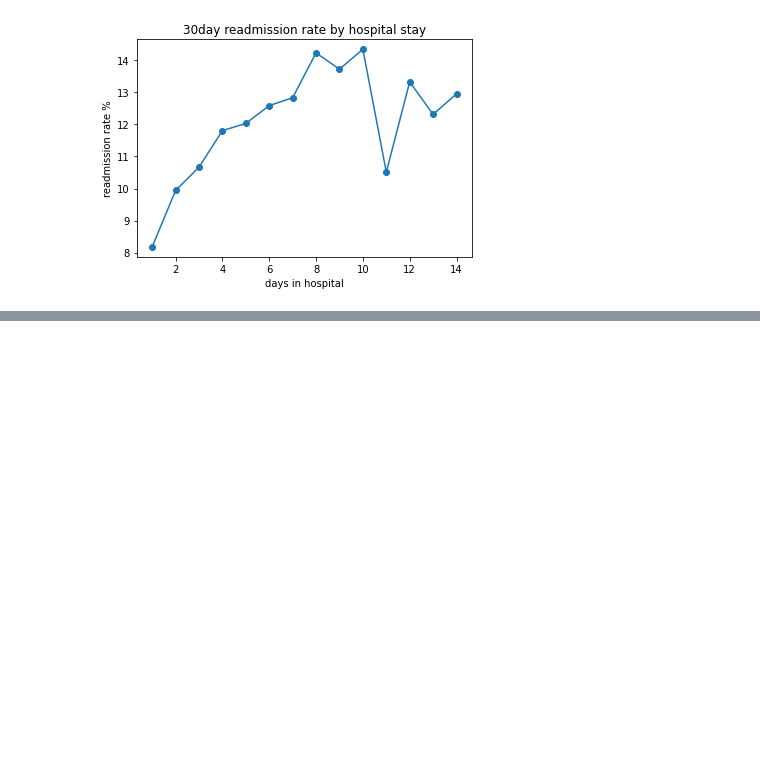
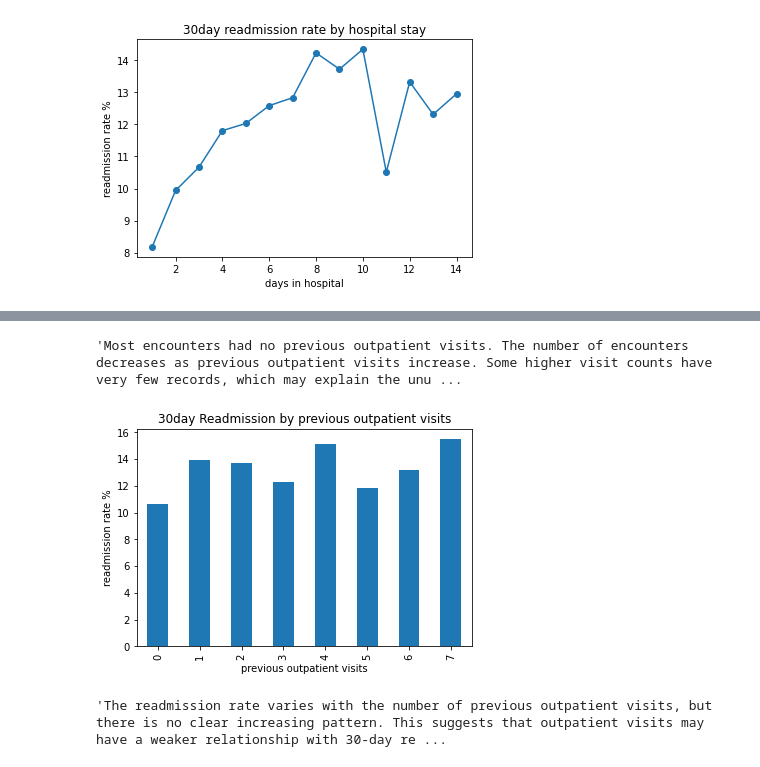
Before and after one commit to Suyog-Dhakal/Diabetes-Readmission-Prediction-ML, a Jupyter notebook: notebook/Untitled.ipynb, the cells around one changed output, grey strips where cells are left out. Saved outputs shown, nothing was run; the diff lists cells and outputs as text; code cells hidden in the pictures; blank space fills up the shorter version.

```diff
--- a/notebook/Untitled.ipynb
+++ b/notebook/Untitled.ipynb
@@ -276,0 +428,7 @@ plt.show()
+# %%
+#exploring previous outpatient visits
+
+outpatient_readmission = df.groupby('number_outpatient')['readmitted_30'].mean()
+
+outpatient_readmission =outpatient_readmission* 100
+outpatient_readmission
@@ -276,0 +480,18 @@ plt.show()
+# %%
+'''Most encounters had no previous outpatient visits. The number of encounters decreases as previous outpatient visits increase. Some higher visit counts have very few records, which may explain the unusual readmission percentages.'''
+# %% [output]
+'Most encounters had no previous outpatient visits. The number of encounters decreases as previous outpatient visits increase. Some higher visit counts have very few records, which may explain the unu ...
+# %%
+outpatient_graph = outpatient_readmission.loc[0:7]
+outpatient_graph.plot(kind='bar' )
+
+plt.title('30day Readmission by previous outpatient visits')
+plt.xlabel('previous outpatient visits')
+plt.ylabel('readmission rate %')
+plt.show()
+# %% [output]
+[figure, added]
+# %%
+'''The readmission rate varies with the number of previous outpatient visits, but there is no clear increasing pattern. This suggests that outpatient visits may have a weaker relationship with 30-day readmission than inpatient visits.'''
+# %% [output]
+'The readmission rate varies with the number of previous outpatient visits, but there is no clear increasing pattern. This suggests that outpatient visits may have a weaker relationship with 30-day re ...
```
Also changed, not shown: parts of 18 cells of this notebook.
